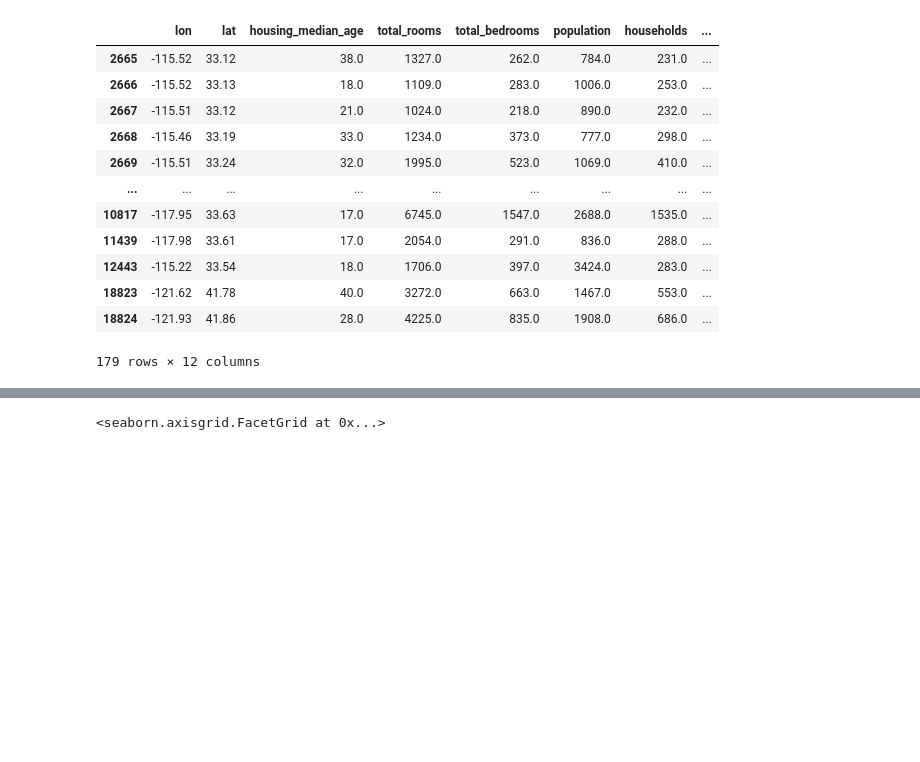
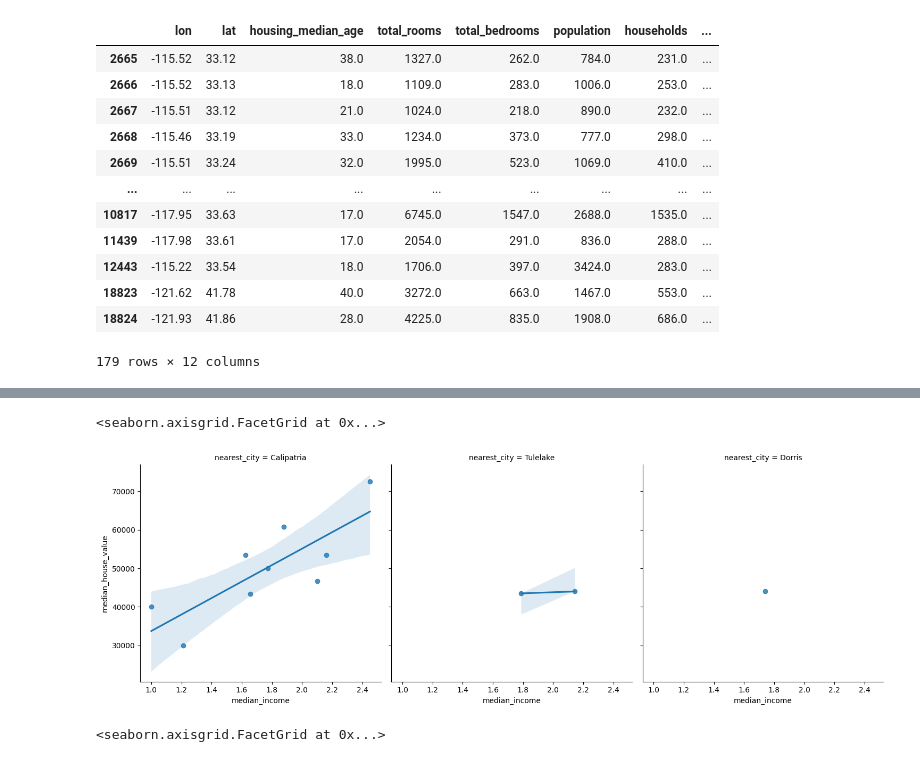
Before and after one commit to thepersonilike13/housing_prices_app, a Jupyter notebook: housing_prices_california.ipynb, the cells around one changed output, grey strips where cells are left out. Cells and saved outputs as stored; diff of their text form; code cells hidden in the pictures; blank space fills up the shorter version.

```diff
--- a/housing_prices_california.ipynb
+++ b/housing_prices_california.ipynb
@@ -534 +569,6 @@ joined_housing.query(f"nearest_city in {lgst_values_counties+smlst_values_counti
+# %%
+sns.lmplot(data=jhousing.query(f"nearest_city in {smlst_values_counties}"), x='median_income', y='median_house_value', col='nearest_city', col_wrap=3)
+# %% [output]
+<seaborn.axisgrid.FacetGrid at 0x...>
+[figure, added]
 # %%
```
Also changed, not shown: parts of 36 cells of this notebook, 1 other file.
